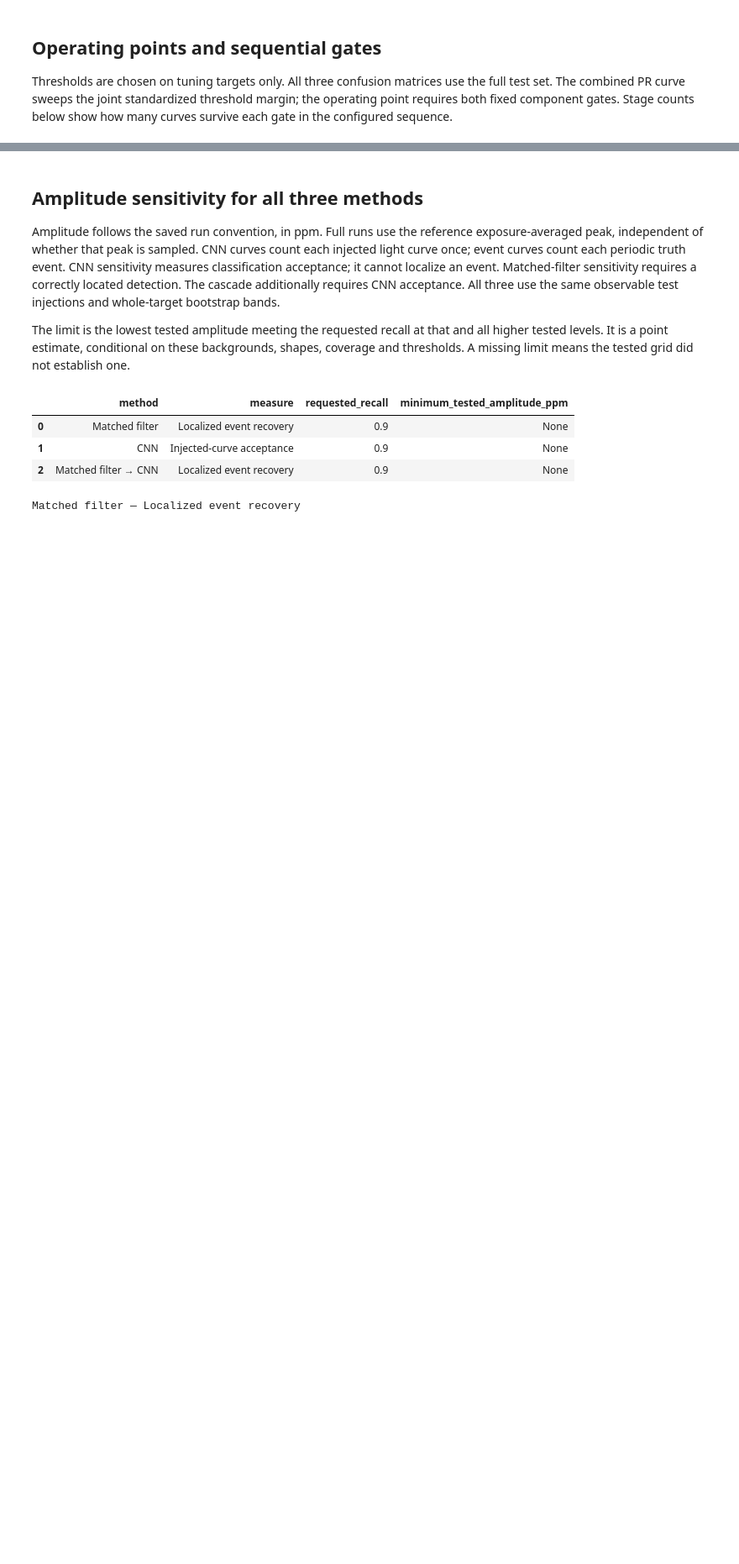
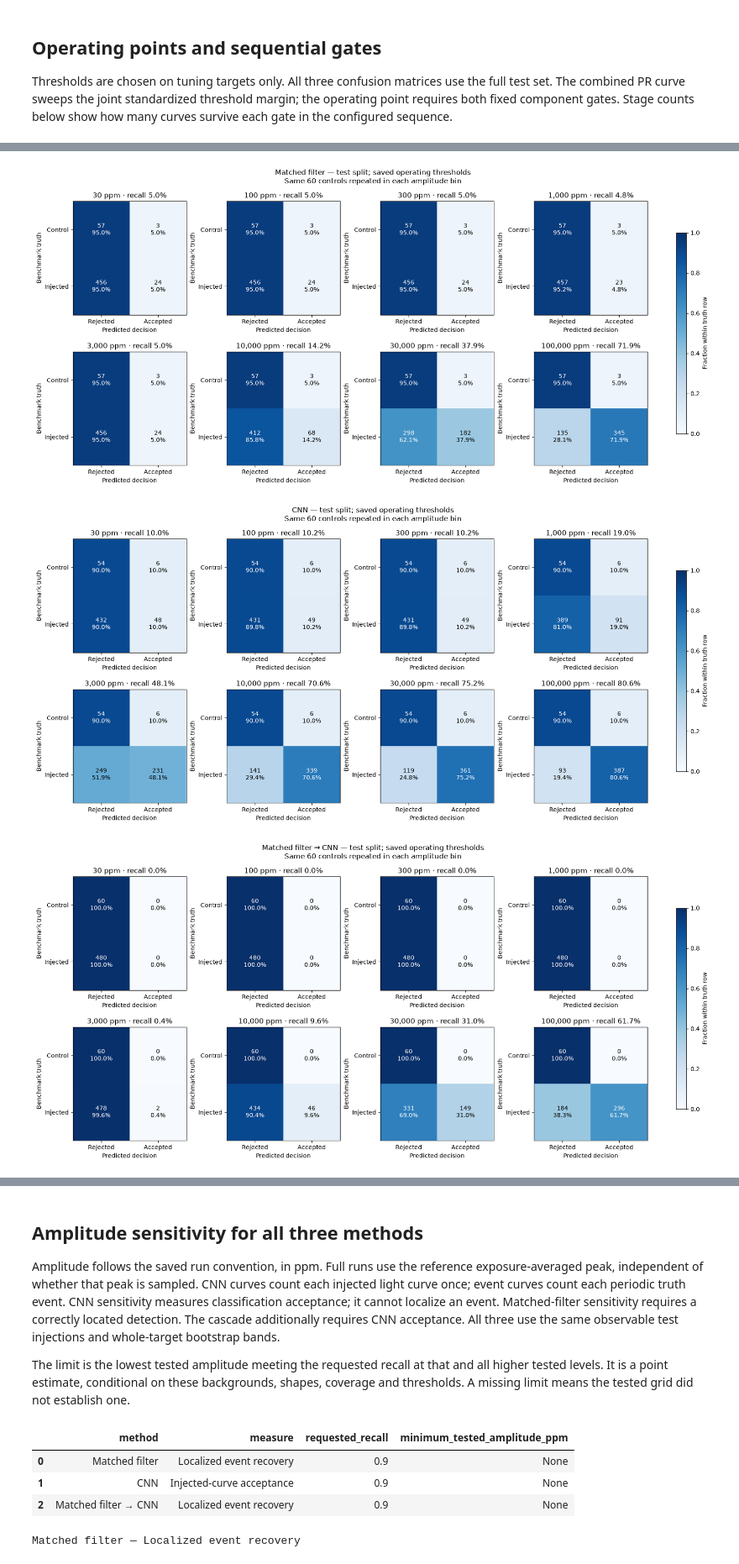
Before and after one commit to COBALT-lensing/AstroSearchLight, a Jupyter notebook: notebooks/evaluation.ipynb, the cells around one changed output, grey strips where cells are left out. Shown at 84% size. Drawn from its saved outputs; the diff is of its cells as text; code cells hidden in the pictures; blank space fills up the shorter version.

```diff
--- a/notebooks/evaluation.ipynb
+++ b/notebooks/evaluation.ipynb
@@ -278,0 +287,50 @@ Matched filter → CNN
+# %%
+AMPLITUDE_SPLIT = 'test'
+amplitude_rows = [r for r in scores if r['split'] == AMPLITUDE_SPLIT]
+amplitude_controls = [r for r in amplitude_rows if r['truth'] == 0]
+amplitude_injections = [r for r in amplitude_rows
+                        if r['truth'] == 1 and r.get('parameters', {}).get('amplitude') is not None]
+amplitudes_ppm = sorted({round(r['parameters']['amplitude'] * 1e6, 6)
+                         for r in amplitude_injections})
+amplitude_confusion_rows = []
+if not amplitudes_ppm:
+    print('No saved injected amplitudes for this split.')
+else:
+    for key, label in labels.items():
+        columns = min(4, len(amplitudes_ppm))
+        rows = int(np.ceil(len(amplitudes_ppm) / columns))
+        fig, axes = plt.subplots(rows, columns, figsize=(4 * columns, 3.8 * rows),
+                                 squeeze=False, constrained_layout=True)
+        for ax, amplitude_ppm in zip(axes.flat, amplitudes_ppm):
+            injections = [r for r in amplitude_injections
+                          if round(r['parameters']['amplitude'] * 1e6, 6) == amplitude_ppm]
+            tn = sum(not r[key]['accepted'] for r in amplitude_controls)
+            fp = len(amplitude_controls) - tn
+            tp = sum(bool(r[key]['accepted']) for r in injections)
+            fn = len(injections) - tp
+            counts = np.array([[tn, fp], [fn, tp]])
+            totals = counts.sum(axis=1, keepdims=True)
+            fractions = np.divide(counts, totals, out=np.full((2, 2), np.nan), where=totals > 0)
+            im = ax.imshow(fractions, vmin=0, vmax=1, cmap='Blues')
+            for (i, j), count in np.ndenumerate(counts):
+                percent = f'{fractions[i, j]:.1%}' if totals[i, 0] else 'undefined'
+                ax.text(j, i, f'{count:,}\n{percent}', ha='center', va='center',
+                        color='white' if fractions[i, j] > .55 else 'black')
+            ax.set(xticks=[0, 1], yticks=[0, 1],
+                   xticklabels=['Rejected', 'Accepted'], yticklabels=['Control', 'Injected'],
+                   xlabel='Predicted decision', ylabel='Benchmark truth',
+                   title=f'{amplitude_ppm:,.0f} ppm · recall {tp / len(injections):.1%}')
+            amplitude_confusion_rows.append({'method': label, 'amplitude_ppm': amplitude_ppm,
+                                            'tn': tn, 'fp': fp, 'fn': fn, 'tp': tp,
+                                            'recall': tp / len(injections)})
+        for ax in list(axes.flat)[len(amplitudes_ppm):]:
+            ax.set_visible(False)
+        fig.suptitle(f'{label} — {AMPLITUDE_SPLIT} split; saved operating thresholds\n'
+                     f'Same {len(amplitude_controls)} controls repeated in each amplitude bin')
+        fig.colorbar(im, ax=list(axes.flat), shrink=.7, label='Fraction within truth row')
+        plt.show()
+    display(pd.DataFrame(amplitude_confusion_rows))
+# %% [output]
+[figure, added]
+[figure, added]
+[figure, added]
```
Also changed, not shown: parts of 14 cells of this notebook.
